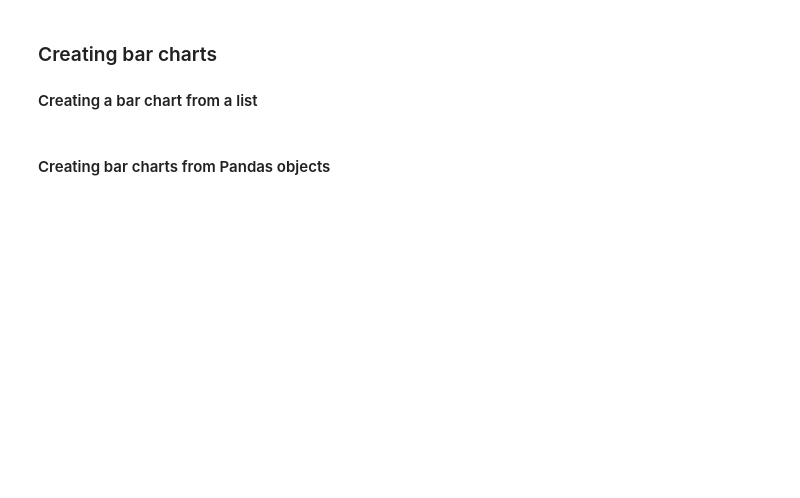
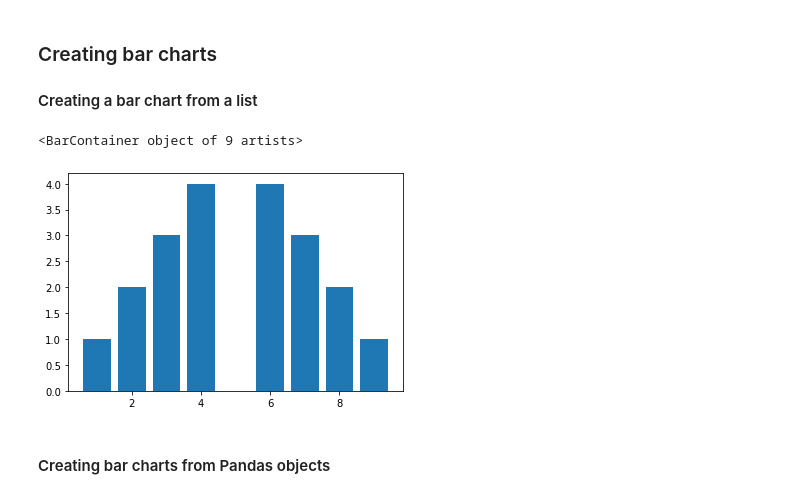
Before and after one commit to johannlilly/linkedin-learning-python-for-data-science-essential-training, a Jupyter notebook: exercise-files/part-1/04_01_begin/04_01_begin.ipynb, the cells around one changed output. Saved outputs shown, nothing was run; the diff lists cells and outputs as text; code cells hidden in the pictures; blank space fills up the shorter version.

```diff
--- a/exercise-files/part-1/04_01_begin/04_01_begin.ipynb
+++ b/exercise-files/part-1/04_01_begin/04_01_begin.ipynb
@@ -17,5 +47,10 @@ mpg = cars['mpg']
 # %% [markdown]
 ### Creating bar charts
 #### Creating a bar chart from a list
+# %%
+plt.bar(x,y)
+# %% [output]
+<BarContainer object of 9 artists>
+[figure, added]
 # %% [markdown]
 #### Creating bar charts from Pandas objects
```
Also changed, not shown: parts of 10 cells of this notebook, 1 other file.
